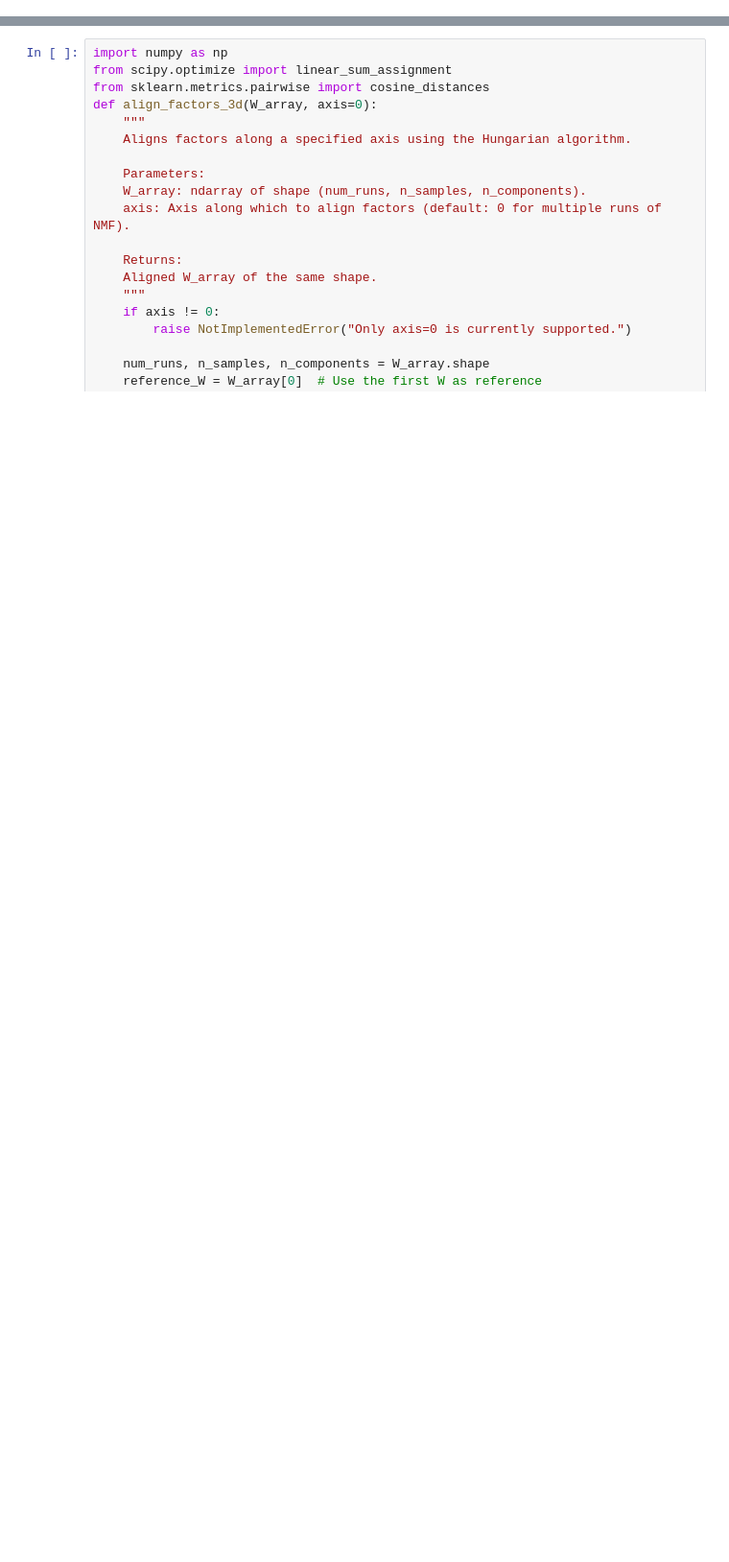
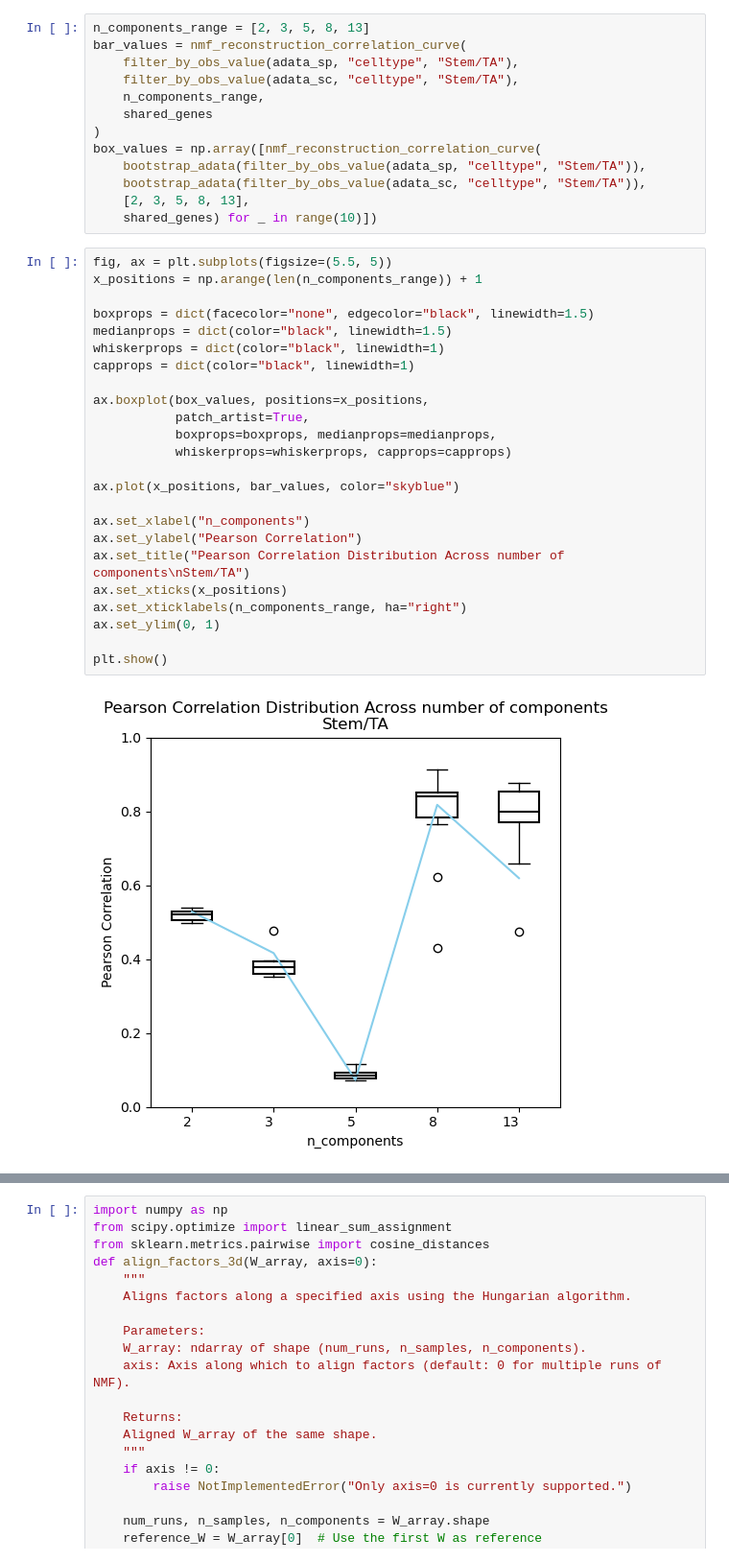
Before and after one commit to egerc/spatial_transcript_inference, a Jupyter notebook: determine_n_components.ipynb, the cells around one changed output, grey strips where cells are left out. Shown at 96% size. Cells and saved outputs as stored; diff of their text form; blank space fills up the shorter version.

```diff
--- a/determine_n_components.ipynb
+++ b/determine_n_components.ipynb
@@ -19,0 +459,39 @@ warnings.filterwarnings("ignore")
+# %%
+n_components_range = [2, 3, 5, 8, 13]
+bar_values = nmf_reconstruction_correlation_curve(
+    filter_by_obs_value(adata_sp, "celltype", "Stem/TA"),
+    filter_by_obs_value(adata_sc, "celltype", "Stem/TA"),
+    n_components_range,
+    shared_genes
+)
+box_values = np.array([nmf_reconstruction_correlation_curve(
+    bootstrap_adata(filter_by_obs_value(adata_sp, "celltype", "Stem/TA")),
+    bootstrap_adata(filter_by_obs_value(adata_sc, "celltype", "Stem/TA")),
+    [2, 3, 5, 8, 13],
+    shared_genes) for _ in range(10)])
+# %%
+fig, ax = plt.subplots(figsize=(5.5, 5))
+x_positions = np.arange(len(n_components_range)) + 1
+
+boxprops = dict(facecolor="none", edgecolor="black", linewidth=1.5)
+medianprops = dict(color="black", linewidth=1.5)
+whiskerprops = dict(color="black", linewidth=1)
+capprops = dict(color="black", linewidth=1)
+
+ax.boxplot(box_values, positions=x_positions,
+           patch_artist=True,
+           boxprops=boxprops, medianprops=medianprops,
+           whiskerprops=whiskerprops, capprops=capprops)
+
+ax.plot(x_positions, bar_values, color="skyblue")
+
+ax.set_xlabel("n_components")
+ax.set_ylabel("Pearson Correlation")
+ax.set_title("Pearson Correlation Distribution Across number of components\nStem/TA")
+ax.set_xticks(x_positions)
+ax.set_xticklabels(n_components_range, ha="right")
+ax.set_ylim(0, 1)
+
+plt.show()
+# %% [output]
+[figure, added]
```
Also changed, not shown: parts of 48 cells of this notebook.
